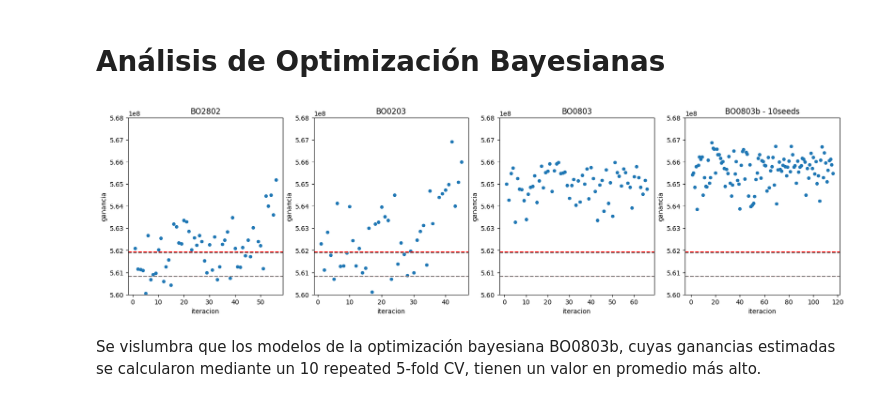
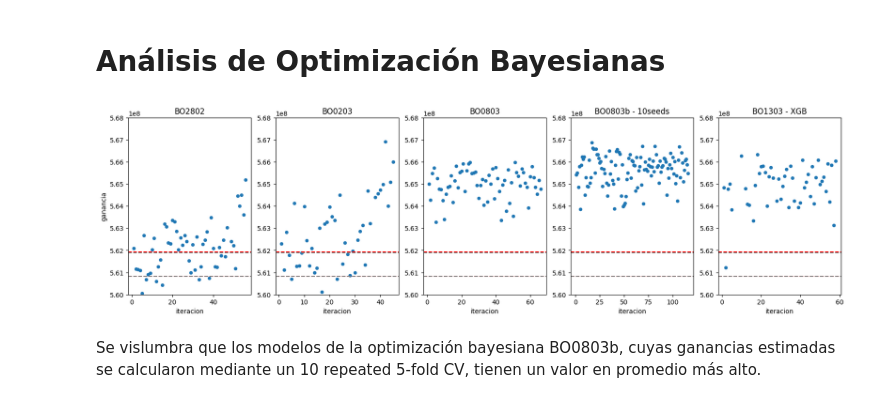
Before and after one commit to Ignacio-Ibarra/mastercard_churning, a Jupyter notebook: eval_BO/eval_BO.ipynb, the cells around one changed output. Saved outputs shown, nothing was run; the diff lists cells and outputs as text; code cells hidden in the pictures.

```diff
--- a/eval_BO/eval_BO.ipynb
+++ b/eval_BO/eval_BO.ipynb
@@ -71,6 +71,12 @@ fileobj = get_byte_fileobj(project = 'tidal-turbine-379816',
                            path = 'exp/BO0803b/BO0803b.txt',
                            service_account_credentials_path = 'creds/tidal-turbine-379816-21eb02bea5be.json' )
 df4 = pd.read_csv(fileobj, sep = "\t")
+# %%
+fileobj = get_byte_fileobj(project = 'tidal-turbine-379816',
+                           bucket = 'dmeyf_recu',
+                           path = 'exp/XGB_BO1303/XGB_BO1303.txt',
+                           service_account_credentials_path = 'creds/tidal-turbine-379816-21eb02bea5be.json' )
+df5 = pd.read_csv(fileobj, sep = "\t")
 # %%
 lm = pd.read_csv("./exp/LINEA_MUERTE_MC/salidas_MC.csv.gz")
 
@@ -92,36 +98,45 @@ interval_log_reg = st.t.interval(confidence = 0.95, df=len(log_reg_data)-1,
               loc=np.mean(log_reg_data),
               scale=st.sem(log_reg_data))
 # %%
-fig, axs = plt.subplots(ncols = 4, figsize = (20,5))
+fig, axs = plt.subplots(ncols = 5, figsize = (20,5))
 
 df1.plot(kind = "scatter", x = "iteracion", y="ganancia", ax= axs[0])
 df2.plot(kind = "scatter", x = "iteracion", y="ganancia", ax= axs[1])
 df3.plot(kind = "scatter", x = "iteracion", y="ganancia", ax= axs[2])
 df4.plot(kind = "scatter", x = "iteracion", y="ganancia", ax= axs[3])
+df5.plot(kind = "scatter", x = "iteracion", y="ganancia", ax= axs[4])
 
 [axs[0].axhline(y=i, linestyle='--', color = 'r') for i in interval_lm]
 [axs[1].axhline(y=i, linestyle='--', color = 'r') for i in interval_lm]
 [axs[2].axhline(y=i, linestyle='--', color = 'r') for i in interval_lm]
 [axs[3].axhline(y=i, linestyle='--', color = 'r') for i in interval_lm]
+[axs[4].axhline(y=i, linestyle='--', color = 'r') for i in interval_lm]
 
 [axs[0].axhline(y=i, linestyle='--', color = 'grey') for i in interval_log_reg]
 [axs[1].axhline(y=i, linestyle='--', color = 'grey') for i in interval_log_reg]
 [axs[2].axhline(y=i, linestyle='--', color = 'grey') for i in interval_log_reg]
 [axs[3].axhline(y=i, linestyle='--', color = 'grey') for i in interval_log_reg]
+[axs[4].axhline(y=i, linestyle='--', color = 'grey') for i in interval_log_reg]
 
 axs[0].set_ylim((5.6*1e8, 5.68*1e8))
 axs[1].set_ylim((5.6*1e8, 5.68*1e8))
+axs[1].set_ylabel("")
 axs[2].set_ylim((5.6*1e8, 5.68*1e8))
+axs[2].set_ylabel("")
 axs[3].set_ylim((5.6*1e8, 5.68*1e8))
+axs[3].set_ylabel("")
+axs[4].set_ylim((5.6*1e8, 5.68*1e8))
+axs[4].set_ylabel("")
 
 axs[0].set_title("BO2802")
 axs[1].set_title("BO0203")
 axs[2].set_title("BO0803")
 axs[3].set_title("BO0803b - 10seeds")
+axs[4].set_title("BO1303 - XGB")
 
 plt.show()
 # %% [output]
-[figure, old version]
+[figure, new version]
 # %% [markdown]
 Se vislumbra que los modelos de la optimización bayesiana BO0803b, cuyas ganancias estimadas se calcularon mediante un 10 repeated 5-fold CV, tienen un valor en promedio más alto.
 # %% [markdown]
```
Also changed, not shown: parts of 11 cells of this notebook.
